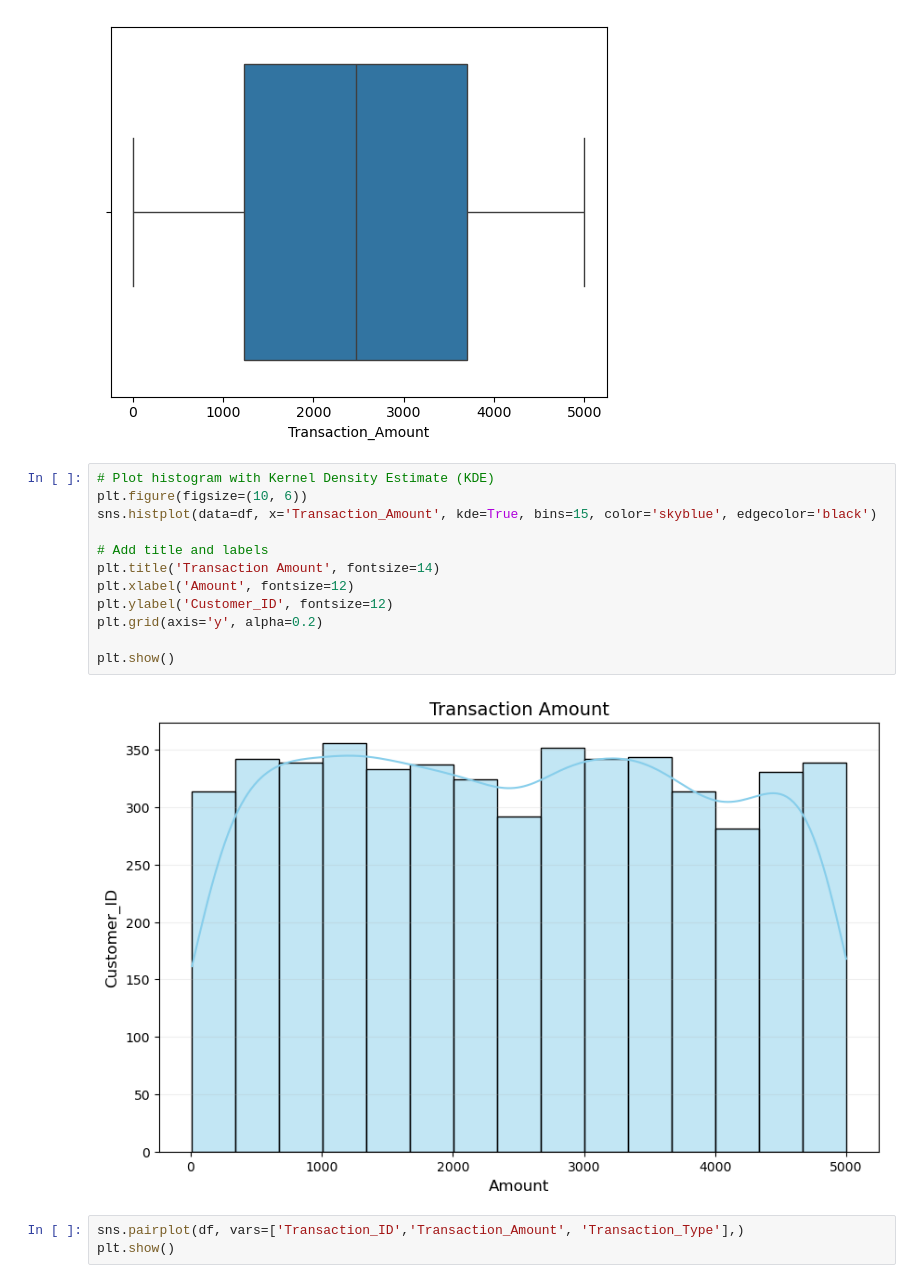
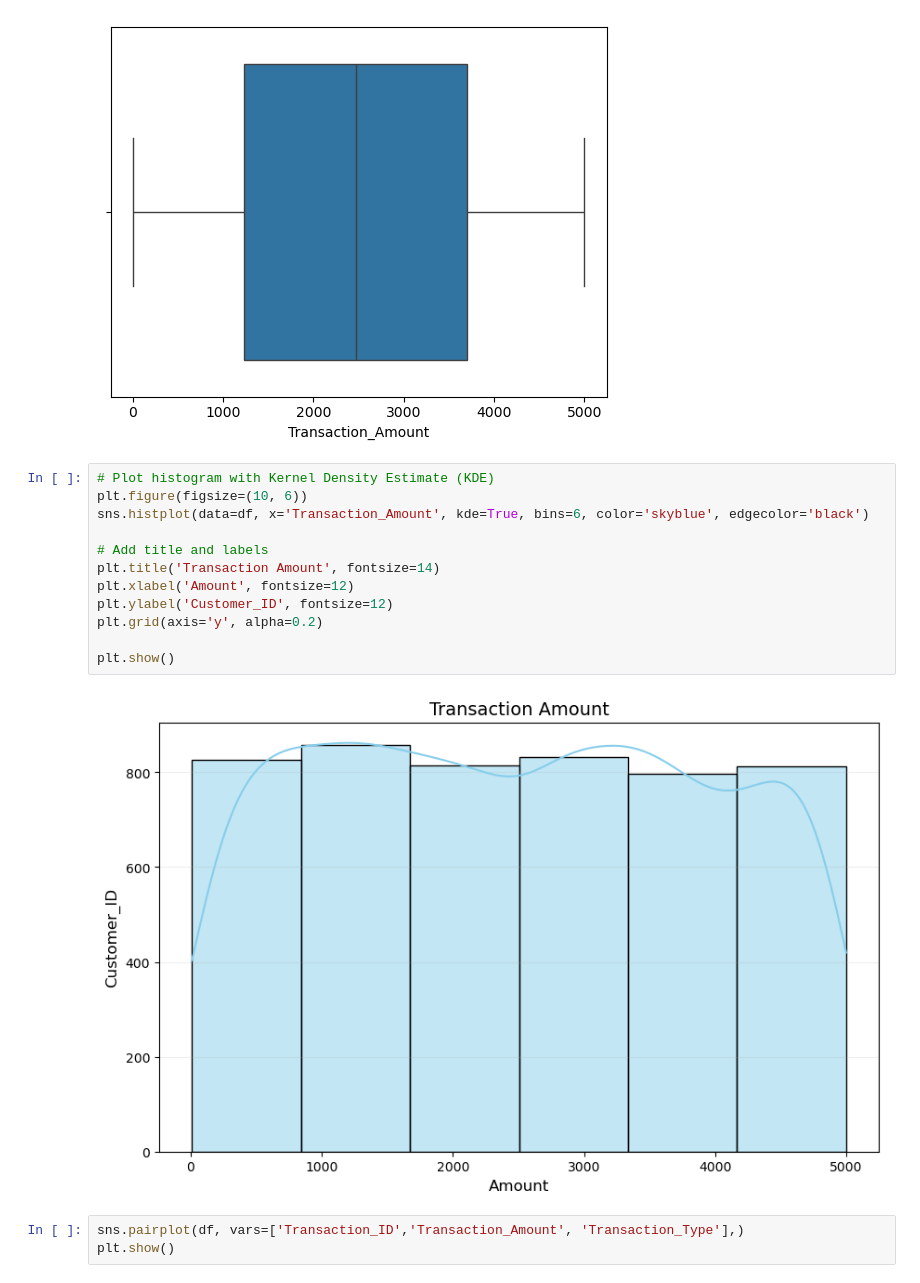
Before and after one commit to itsjemjem/jemCodes_DM, a Jupyter notebook: FinMark_Corp/transaction_data.ipynb, the cells around one changed output. Cells and saved outputs as stored; diff of their text form.

```diff
--- a/FinMark_Corp/transaction_data.ipynb
+++ b/FinMark_Corp/transaction_data.ipynb
@@ -51,17 +51,17 @@ plt.show()
 # %%
 # Plot histogram with Kernel Density Estimate (KDE)
 plt.figure(figsize=(10, 6))
-sns.histplot(data=df, x='Transaction_Amount', kde=True, bins=15, color='skyblue', edgecolor='black')
+sns.histplot(data=df, x='Transaction_Amount', kde=True, bins=6, color='skyblue', edgecolor='black')
 
 # Add title and labels
 plt.title('Transaction Amount', fontsize=14)
 plt.xlabel('Amount', fontsize=12)
 plt.ylabel('Customer_ID', fontsize=12)
 plt.grid(axis='y', alpha=0.2)
 
 plt.show()
 # %% [output]
-[figure, old version]
+[figure, new version]
 # %%
 sns.pairplot(df, vars=['Transaction_ID','Transaction_Amount', 'Transaction_Type'],)
 plt.show()
```
Also changed, not shown: parts of 6 cells of this notebook, 3 other files.
